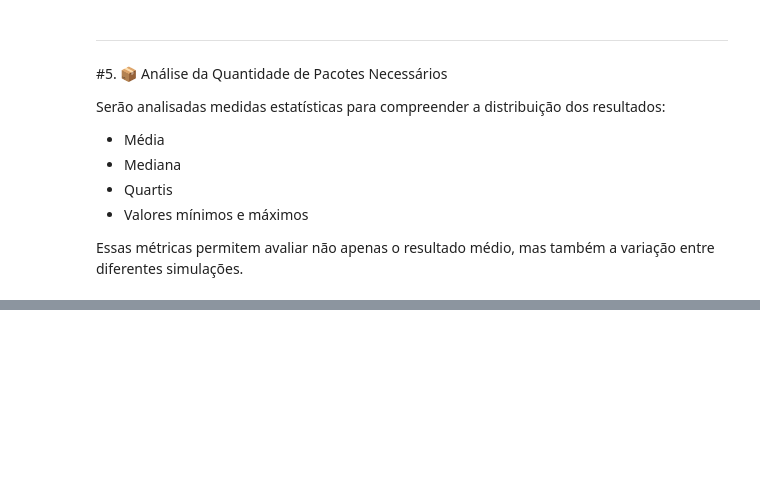
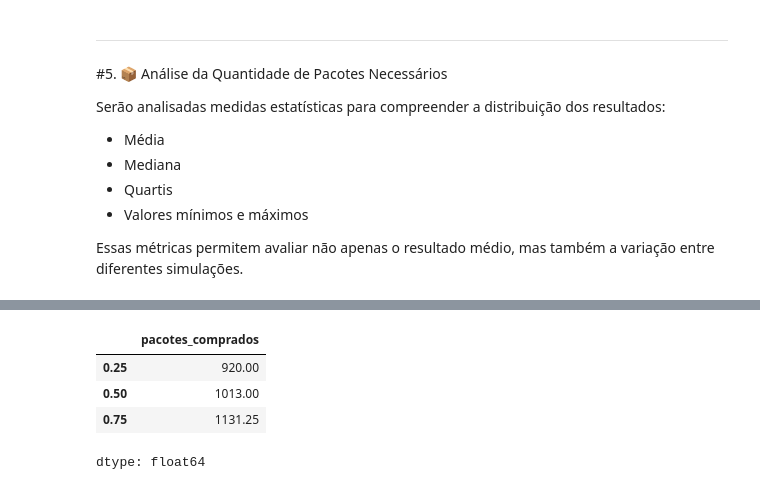
Before and after one commit to Gabriel-Orlandi-Portes/Analise-Album-Copa2026, a Jupyter notebook: analise_album_copa2026.ipynb, the cells around one changed output, grey strips where cells are left out. Saved outputs shown, nothing was run; the diff lists cells and outputs as text; code cells hidden in the pictures; blank space fills up the shorter version.

```diff
--- a/analise_album_copa2026.ipynb
+++ b/analise_album_copa2026.ipynb
@@ -173,0 +245,10 @@ Maior quantidade encontrada: 1881
+# %%
+quartis_pacotes = df["pacotes_comprados"].quantile([0.25, 0.50, 0.75])
+
+quartis_pacotes
+# %% [output]
+|  | pacotes_comprados |
+| 0.25 | 920.00 |
+| 0.50 | 1013.00 |
+| 0.75 | 1131.25 |
+dtype: float64
```
Also changed, not shown: parts of 12 cells of this notebook.
